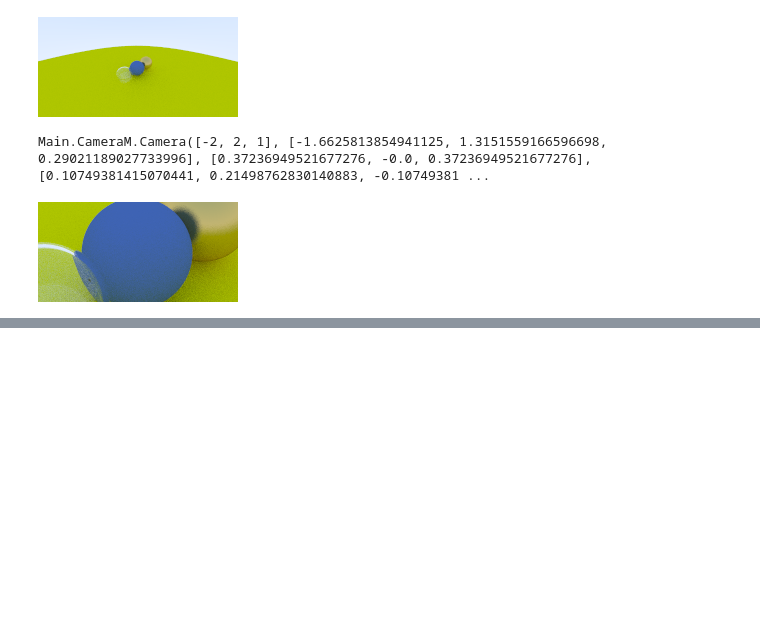
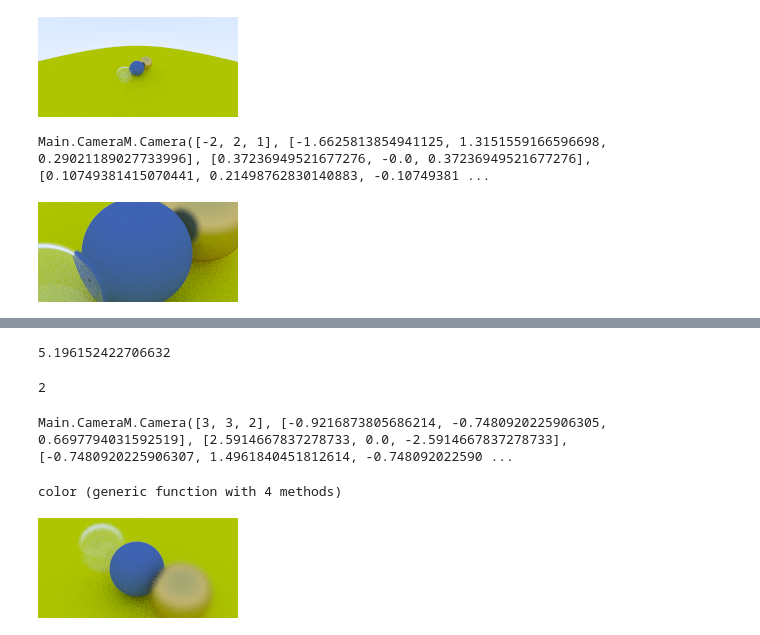
Before and after one commit to shritesh/raytrace, a Jupyter notebook: Raytracing.ipynb, the cells around one changed output, grey strips where cells are left out. Saved outputs shown, nothing was run; the diff lists cells and outputs as text; code cells hidden in the pictures; blank space fills up the shorter version.

```diff
--- a/Raytracing.ipynb
+++ b/Raytracing.ipynb
@@ -908,0 +974,29 @@ render()
+# %%
+dist_to_focus = norm(lookfrom - lookat)
+# %% [output]
+5.196152422706632
+# %%
+aperture = 2
+# %% [output]
+2
+# %%
+cam = CameraM.Camera(lookfrom, lookat, vup, 20, aspect_ratio, aperture, dist_to_focus)
+# %% [output]
+Main.CameraM.Camera([3, 3, 2], [-0.9216873805686214, -0.7480920225906305, 0.6697794031592519], [2.5914667837278733, 0.0, -2.5914667837278733], [-0.7480920225906307, 1.4961840451812614, -0.748092022590 ...
+# %%
+function color(i, j)
+    c = [0, 0, 0]
+    for _ in 1:samples_per_pixel
+        u = (i + rand()) / image_width
+        v = (j + rand()) / image_height
+        r = get_ray(cam, u, v)
+        c += color(r, world, max_depth)
+    end
+    sqrt.(c / samples_per_pixel)
+end
+# %% [output]
+color (generic function with 4 methods)
+# %%
+render()
+# %% [output]
+[figure, added]
```
Also changed, not shown: parts of 5 cells of this notebook.
